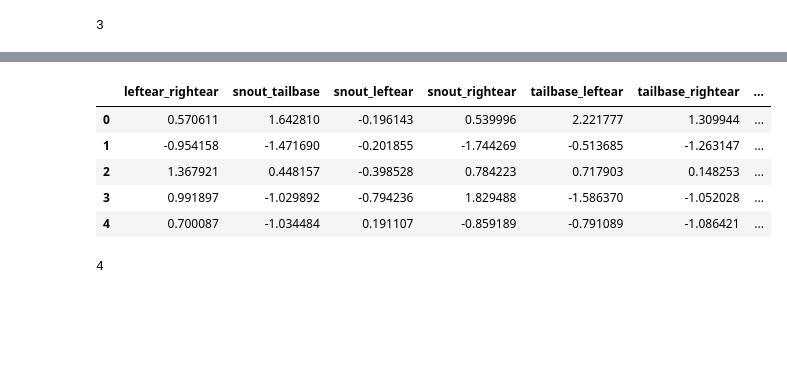
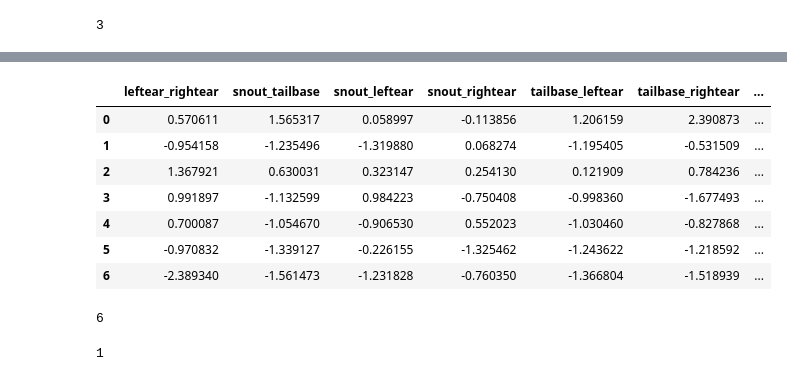
Before and after one commit to AnnaPaulish/Unsupervised_detection_methods, a Jupyter notebook: clustering_mice_08.ipynb, the cells around one changed output, grey strips where cells are left out. Cells and saved outputs as stored; diff of their text form; code cells hidden in the pictures; blank space fills up the shorter version.

```diff
--- a/clustering_mice_08.ipynb
+++ b/clustering_mice_08.ipynb
@@ -267,10 +267,10 @@ plt.show()
 # %%
 from sklearn.cluster import KMeans
 
-model = KMeans(n_clusters=2)
-model.fit(PCA_components.iloc[:,:2])
+model = KMeans(n_clusters=2,random_state=42, n_init=200)
+model.fit_predict(features_noise)
 
-labels = model.predict(PCA_components.iloc[:,:2])
+labels = model.labels_
 plt.scatter(PCA_components[0], PCA_components[1], c=labels)
 plt.show()
 # %% [output]
@@ -320,13 +320,19 @@ show_clusters(features_noise, cluster)
 # %%
-features_noise.head()
+features_noise.loc[0:6,:]
 # %% [output]
 |  | leftear_rightear | snout_tailbase | snout_leftear | snout_rightear | tailbase_leftear | tailbase_rightear | ... |
-| 0 | 0.570611 | 1.642810 | -0.196143 | 0.539996 | 2.221777 | 1.309944 | ... |
-| 1 | -0.954158 | -1.471690 | -0.201855 | -1.744269 | -0.513685 | -1.263147 | ... |
-| 2 | 1.367921 | 0.448157 | -0.398528 | 0.784223 | 0.717903 | 0.148253 | ... |
-| 3 | 0.991897 | -1.029892 | -0.794236 | 1.829488 | -1.586370 | -1.052028 | ... |
-| 4 | 0.700087 | -1.034484 | 0.191107 | -0.859189 | -0.791089 | -1.086421 | ... |
+| 0 | 0.570611 | 1.565317 | 0.058997 | -0.113856 | 1.206159 | 2.390873 | ... |
+| 1 | -0.954158 | -1.235496 | -1.319880 | 0.068274 | -1.195405 | -0.531509 | ... |
+| 2 | 1.367921 | 0.630031 | 0.323147 | 0.254130 | 0.121909 | 0.784236 | ... |
+| 3 | 0.991897 | -1.132599 | 0.984223 | -0.750408 | -0.998360 | -1.677493 | ... |
+| 4 | 0.700087 | -1.054670 | -0.906530 | 0.552023 | -1.030460 | -0.827868 | ... |
+| 5 | -0.970832 | -1.339127 | -0.226155 | -1.325462 | -1.243622 | -1.218592 | ... |
+| 6 | -2.389340 | -1.561473 | -1.231828 | -0.760350 | -1.366804 | -1.518939 | ... |
 # %%
-(features_noise['label'] == -1).sum()
+(features_noise['label'] == 0).sum()
 # %% [output]
-4
+6
+# %%
+(features_noise['label'] == -1).sum()
+# %% [output]
+1
```
Also changed, not shown: parts of 14 cells of this notebook.
